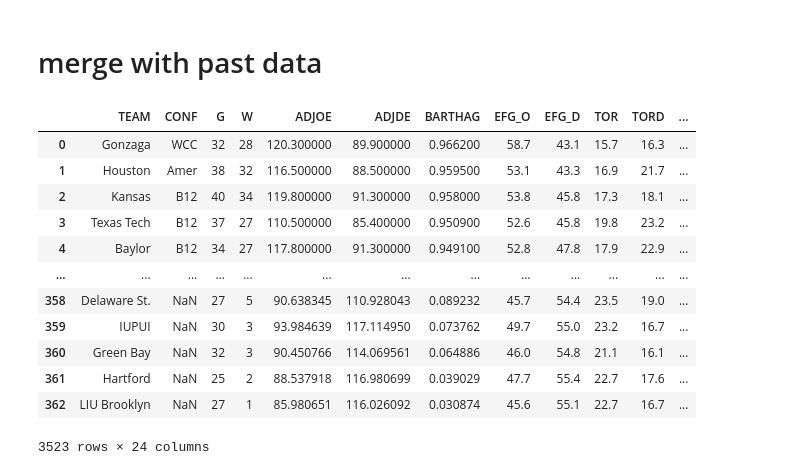
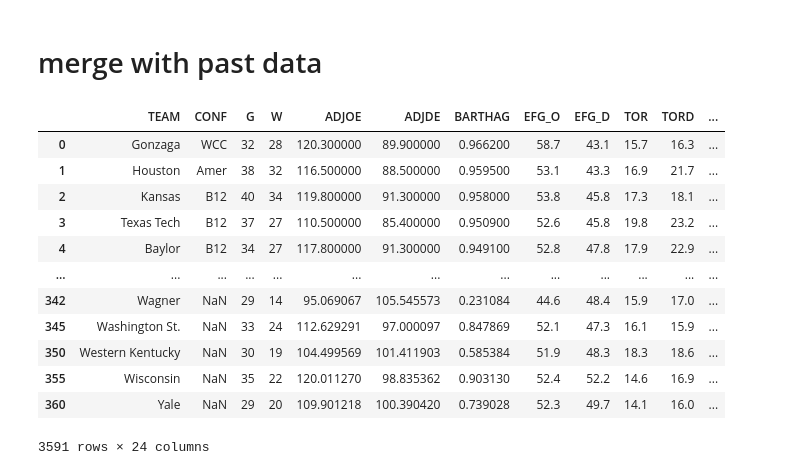
Before and after one commit to ajbenz18/march-madness-model, a Jupyter notebook: cleaning.ipynb, the cells around one changed output. Cells and saved outputs as stored; diff of their text form; code cells hidden in the pictures.

```diff
--- a/cleaning.ipynb
+++ b/cleaning.ipynb
@@ -245,4 +249,6 @@ data2023.drop(to_drop, axis=1, inplace=True)
 data2023['YEAR'] = 2023
 data2023['POSTSEASON'] = -1
 data2023['CONF'] = np.nan
+data2023.to_csv("2023_to_add_postseason_results.csv")
+data2023 = pd.read_csv("2023_added_postseason_results.csv")
 # %%
@@ -251,0 +269,5 @@ len(data2023.columns)
+# %%
+data2024 = pd.read_csv("trank_data_2024.csv", header=None)
+pd.set_option('display.max_columns', None)
+
+data2024.head()
@@ -251,0 +281,19 @@ len(data2023.columns)
+# %%
+columns = {0: "TEAM", 1:"ADJOE", 2:"ADJDE", 3:"BARTHAG", 5:"W", 6:"G",
+          7: "EFG_O", 8: "EFG_D", 9:"FTR", 10:"FTRD", 11:"TOR", 12:"TORD",
+          13:"ORB", 14:"DRB", 16:"2P_O", 17:"2P_D", 18:"3P_O", 19:"3P_D",
+          15: "ADJ_T", 34:"WAB", 33:"SEED"}
+data2024 = data2024.rename(columns=columns)
+
+# drop columns we aren't using
+to_drop = []
+for c in data2024.columns:
+    if c not in columns.values():
+        to_drop.append(c)
+data2024.drop(to_drop, axis=1, inplace=True)
+
+data2024['YEAR'] = 2024
+data2024['POSTSEASON'] = -1
+data2024['CONF'] = np.nan
+data2024['SEED'] = data2024['SEED'].fillna(-1)
+data2024 = data2024[data2024["SEED"] > 0]
@@ -253,23 +310,23 @@ len(data2023.columns)
 # merge with past data
 # %%
 past_data = pd.read_csv("alldataclean.csv")
-mergeddata2023 = pd.concat([past_data, data2023])
-
-mergeddata2023
-mergeddata2023.to_csv("alldataclean2023.csv", index=False)
+mergeddata2024 = pd.concat([past_data, data2023, data2024])
+mergeddata2024 = mergeddata2024.drop_duplicates(subset=["TEAM", "YEAR"], keep='first')
+mergeddata2024
+mergeddata2024.to_csv("alldataclean2024.csv", index=False)
 # %%
-mergeddata2023
+mergeddata2024
 # %% [output]
 |  | TEAM | CONF | G | W | ADJOE | ADJDE | BARTHAG | EFG_O | EFG_D | TOR | TORD | ... |
 | 0 | Gonzaga | WCC | 32 | 28 | 120.300000 | 89.900000 | 0.966200 | 58.7 | 43.1 | 15.7 | 16.3 | ... |
 | 1 | Houston | Amer | 38 | 32 | 116.500000 | 88.500000 | 0.959500 | 53.1 | 43.3 | 16.9 | 21.7 | ... |
 | 2 | Kansas | B12 | 40 | 34 | 119.800000 | 91.300000 | 0.958000 | 53.8 | 45.8 | 17.3 | 18.1 | ... |
 | 3 | Texas Tech | B12 | 37 | 27 | 110.500000 | 85.400000 | 0.950900 | 52.6 | 45.8 | 19.8 | 23.2 | ... |
 | 4 | Baylor | B12 | 34 | 27 | 117.800000 | 91.300000 | 0.949100 | 52.8 | 47.8 | 17.9 | 22.9 | ... |
 | ... | ... | ... | ... | ... | ... | ... | ... | ... | ... | ... | ... | ... |
-| 358 | Delaware St. | NaN | 27 | 5 | 90.638345 | 110.928043 | 0.089232 | 45.7 | 54.4 | 23.5 | 19.0 | ... |
-| 359 | IUPUI | NaN | 30 | 3 | 93.984639 | 117.114950 | 0.073762 | 49.7 | 55.0 | 23.2 | 16.7 | ... |
-| 360 | Green Bay | NaN | 32 | 3 | 90.450766 | 114.069561 | 0.064886 | 46.0 | 54.8 | 21.1 | 16.1 | ... |
-| 361 | Hartford | NaN | 25 | 2 | 88.537918 | 116.980699 | 0.039029 | 47.7 | 55.4 | 22.7 | 17.6 | ... |
-| 362 | LIU Brooklyn | NaN | 27 | 1 | 85.980651 | 116.026092 | 0.030874 | 45.6 | 55.1 | 22.7 | 16.7 | ... |
+| 342 | Wagner | NaN | 29 | 14 | 95.069067 | 105.545573 | 0.231084 | 44.6 | 48.4 | 15.9 | 17.0 | ... |
+| 345 | Washington St. | NaN | 33 | 24 | 112.629291 | 97.000097 | 0.847869 | 52.1 | 47.3 | 16.1 | 15.9 | ... |
+| 350 | Western Kentucky | NaN | 30 | 19 | 104.499569 | 101.411903 | 0.585384 | 51.9 | 48.3 | 18.3 | 18.6 | ... |
+| 355 | Wisconsin | NaN | 35 | 22 | 120.011270 | 98.835362 | 0.903130 | 52.4 | 52.2 | 14.6 | 16.9 | ... |
+| 360 | Yale | NaN | 29 | 20 | 109.901218 | 100.390420 | 0.739028 | 52.3 | 49.7 | 14.1 | 16.0 | ... |
-3523 rows × 24 columns
+3591 rows × 24 columns
```
Also changed, not shown: parts of 11 cells of this notebook, 7 other files.
